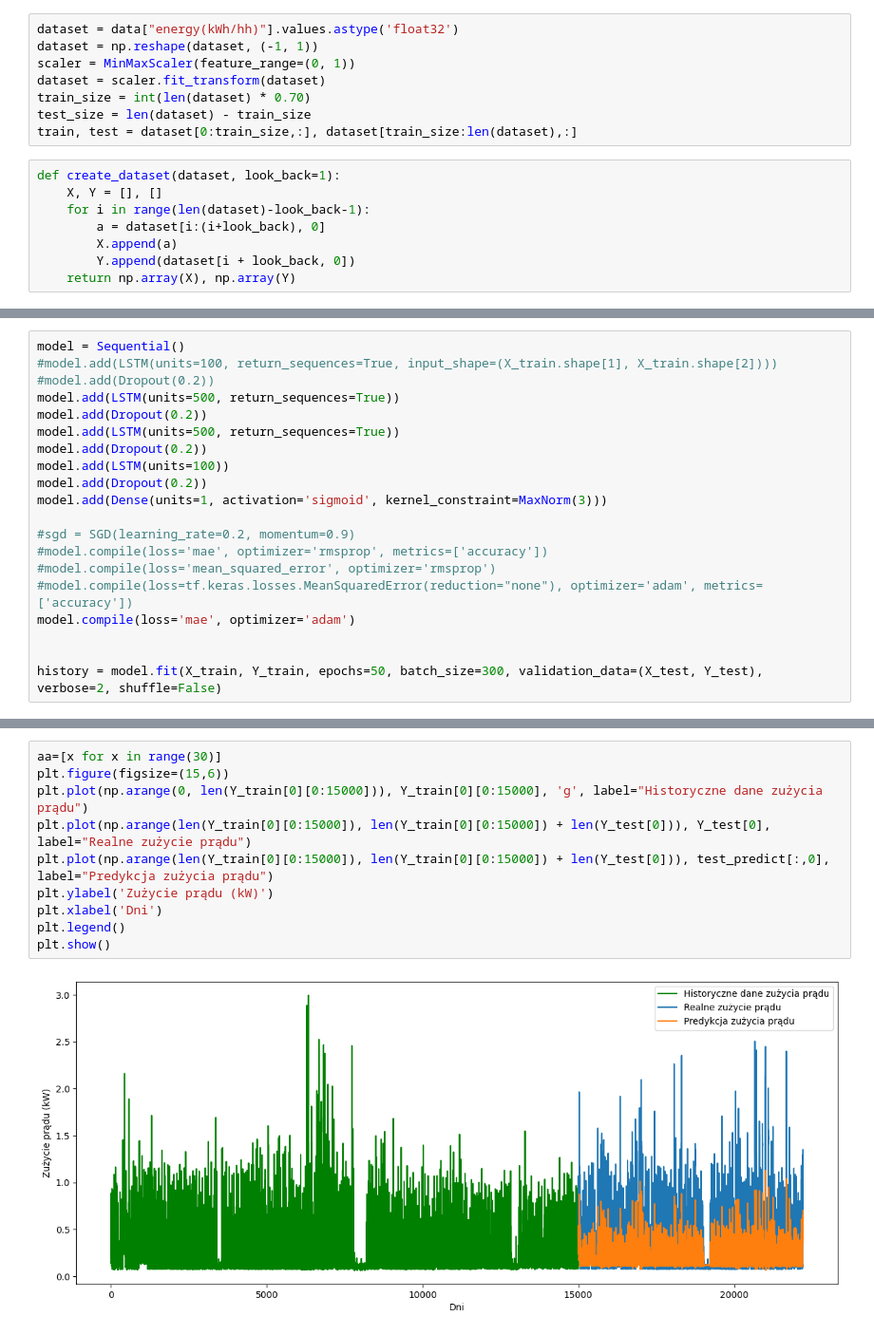
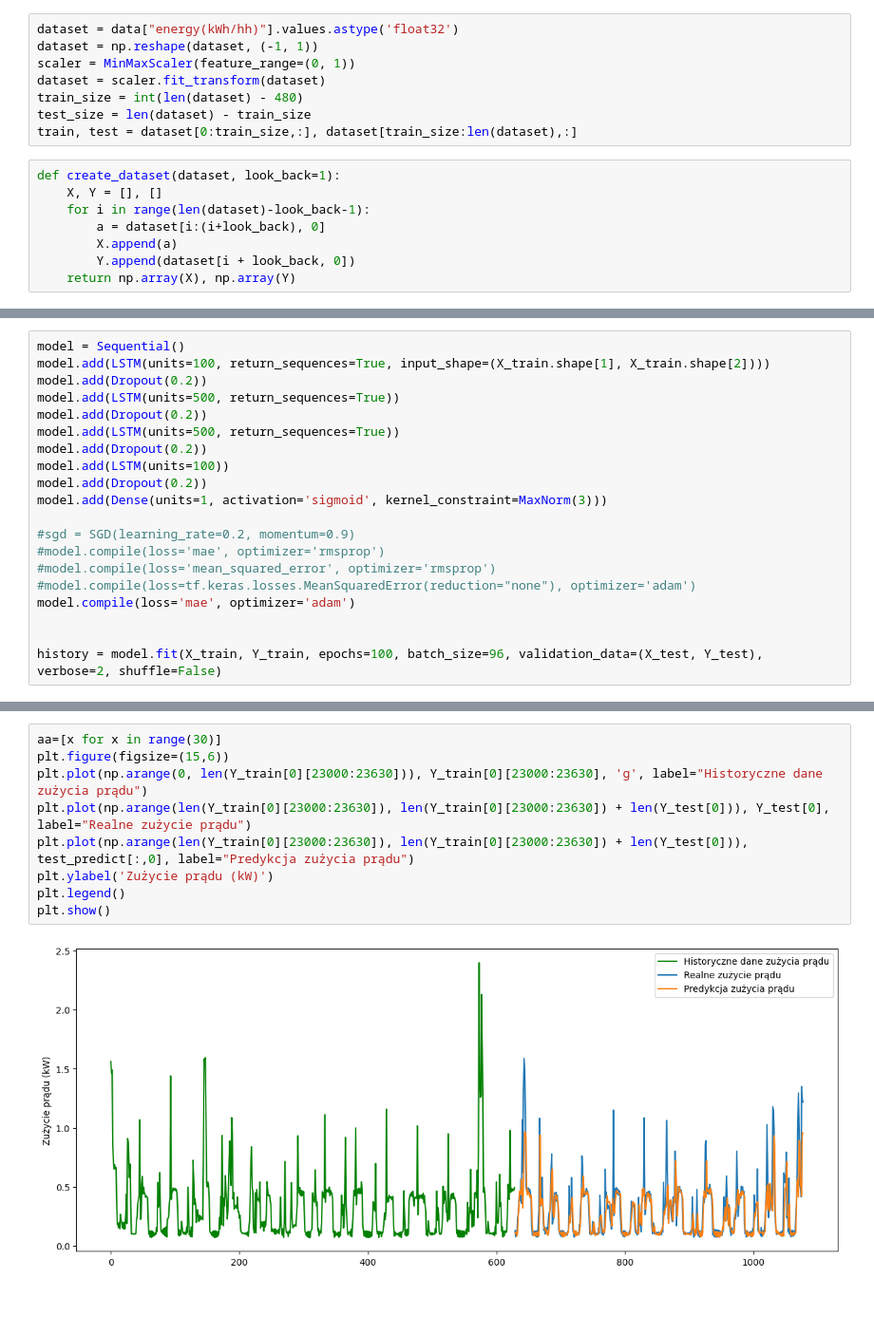
Before and after one commit to Konradb99/magisterka, a Jupyter notebook: LSTM_Halfhourly.ipynb, the cells around one changed output, grey strips where cells are left out. Shown at 95% size. Drawn from its saved outputs; the diff is of its cells as text; blank space fills up the shorter version.

Commit message:
Adjust model + train/test sets

```diff
--- a/LSTM_Halfhourly.ipynb
+++ b/LSTM_Halfhourly.ipynb
@@ -118,7 +118,7 @@ dataset = data["energy(kWh/hh)"].values.astype('float32')
 dataset = np.reshape(dataset, (-1, 1))
 scaler = MinMaxScaler(feature_range=(0, 1))
 dataset = scaler.fit_transform(dataset)
-train_size = int(len(dataset) * 0.70)
+train_size = int(len(dataset) - 480)
 test_size = len(dataset) - train_size
 train, test = dataset[0:train_size,:], dataset[train_size:len(dataset),:]
 # %%
@@ -148,7 +148,7 @@ print(X_test.shape)
 # %%
 model = Sequential()
-#model.add(LSTM(units=100, return_sequences=True, input_shape=(X_train.shape[1], X_train.shape[2])))
-#model.add(Dropout(0.2))
+model.add(LSTM(units=100, return_sequences=True, input_shape=(X_train.shape[1], X_train.shape[2])))
+model.add(Dropout(0.2))
 model.add(LSTM(units=500, return_sequences=True))
 model.add(Dropout(0.2))
 model.add(LSTM(units=500, return_sequences=True))
@@ -158,11 +158,11 @@ model.add(Dropout(0.2))
 model.add(Dense(units=1, activation='sigmoid', kernel_constraint=MaxNorm(3)))
 
 #sgd = SGD(learning_rate=0.2, momentum=0.9)
-#model.compile(loss='mae', optimizer='rmsprop', metrics=['accuracy'])
+#model.compile(loss='mae', optimizer='rmsprop')
 #model.compile(loss='mean_squared_error', optimizer='rmsprop')
-#model.compile(loss=tf.keras.losses.MeanSquaredError(reduction="none"), optimizer='adam', metrics=['accuracy'])
+#model.compile(loss=tf.keras.losses.MeanSquaredError(reduction="none"), optimizer='adam')
 model.compile(loss='mae', optimizer='adam')
 
 
-history = model.fit(X_train, Y_train, epochs=50, batch_size=300, validation_data=(X_test, Y_test), verbose=2, shuffle=False)
+history = model.fit(X_train, Y_train, epochs=100, batch_size=96, validation_data=(X_test, Y_test), verbose=2, shuffle=False)
 # %% [output]
@@ -259,12 +260,11 @@ plt.show()
 # %%
 aa=[x for x in range(30)]
 plt.figure(figsize=(15,6))
-plt.plot(np.arange(0, len(Y_train[0][0:15000])), Y_train[0][0:15000], 'g', label="Historyczne dane zużycia prądu")
-plt.plot(np.arange(len(Y_train[0][0:15000]), len(Y_train[0][0:15000]) + len(Y_test[0])), Y_test[0], label="Realne zużycie prądu")
-plt.plot(np.arange(len(Y_train[0][0:15000]), len(Y_train[0][0:15000]) + len(Y_test[0])), test_predict[:,0], label="Predykcja zużycia prądu")
+plt.plot(np.arange(0, len(Y_train[0][23000:23630])), Y_train[0][23000:23630], 'g', label="Historyczne dane zużycia prądu")
+plt.plot(np.arange(len(Y_train[0][23000:23630]), len(Y_train[0][23000:23630]) + len(Y_test[0])), Y_test[0], label="Realne zużycie prądu")
+plt.plot(np.arange(len(Y_train[0][23000:23630]), len(Y_train[0][23000:23630]) + len(Y_test[0])), test_predict[:,0], label="Predykcja zużycia prądu")
 plt.ylabel('Zużycie prądu (kW)')
-plt.xlabel('Dni')
 plt.legend()
 plt.show()
 # %% [output]
-[figure, old version]
+[figure, new version]
```
Also changed, not shown: parts of 7 cells of this notebook.
